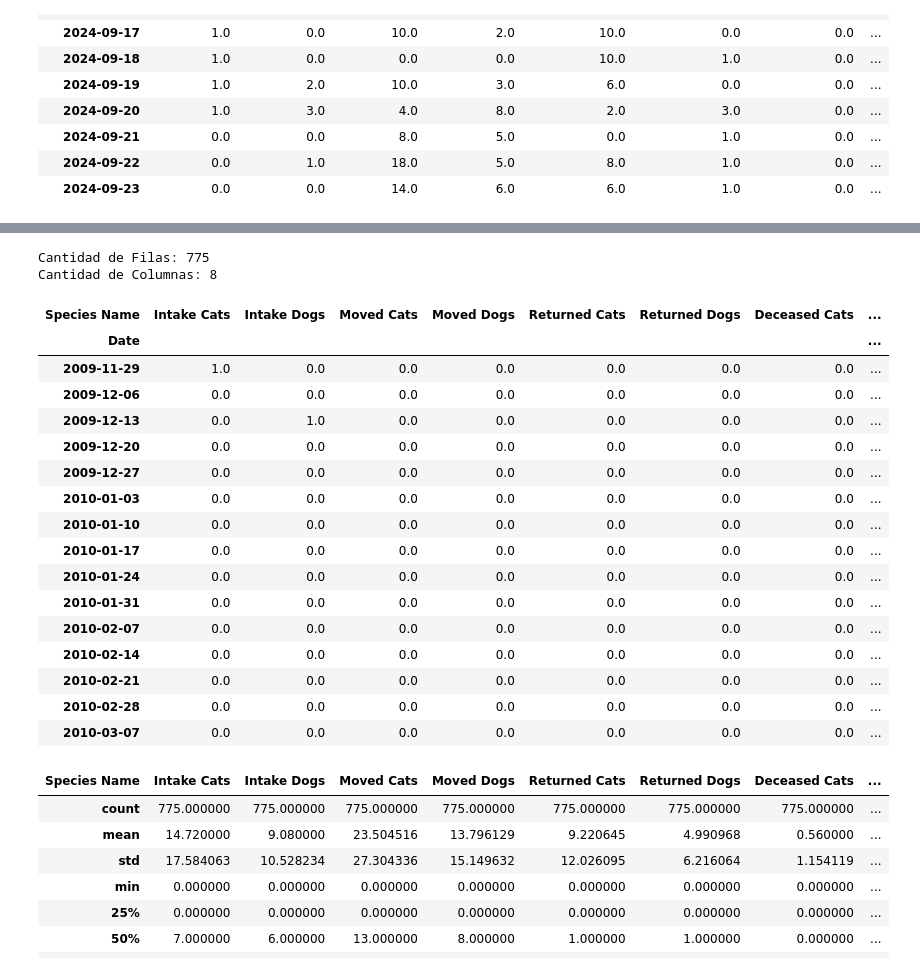
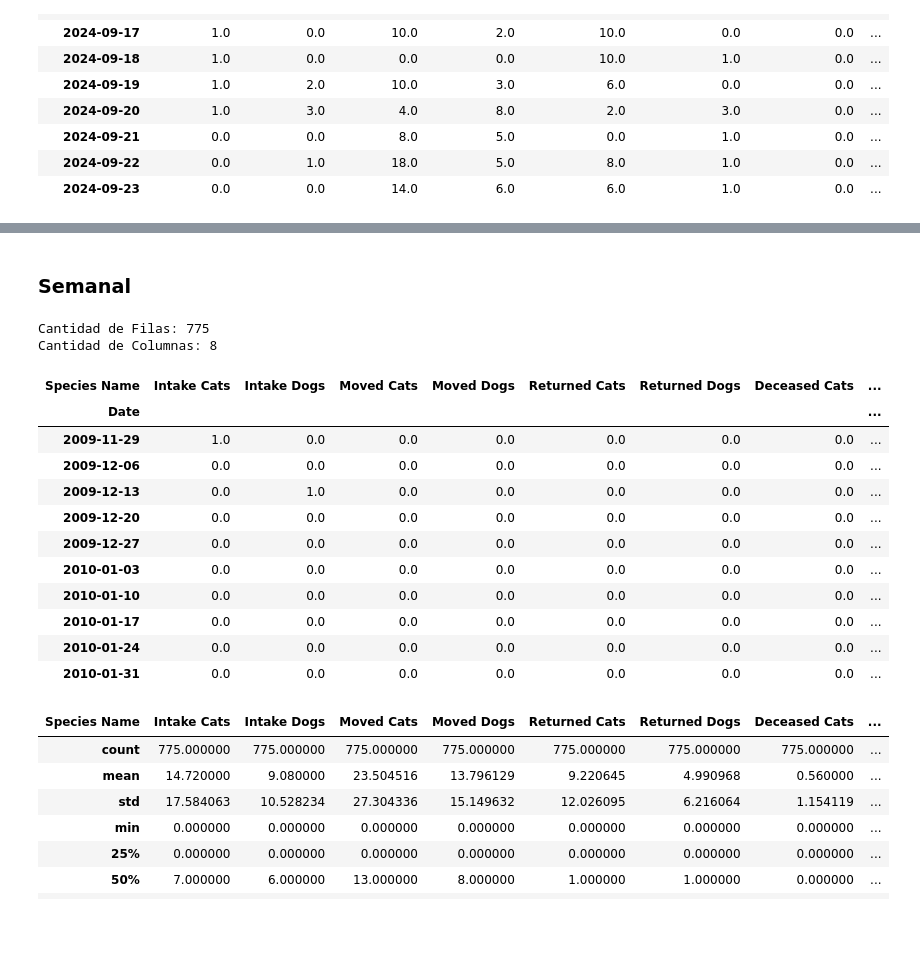
Before and after one commit to MicaKil/ia2, a Jupyter notebook: 08_dl-for-timeseries/Micaela_Del_Longo-Animal_Care/Micaela_Del_Longo-Animal_Care.ipynb, the cells around one changed output, grey strips where cells are left out. Saved outputs shown, nothing was run; the diff lists cells and outputs as text; code cells hidden in the pictures; blank space fills up the shorter version.

```diff
--- a/08_dl-for-timeseries/Micaela_Del_Longo-Animal_Care/Micaela_Del_Longo-Animal_Care.ipynb
+++ b/08_dl-for-timeseries/Micaela_Del_Longo-Animal_Care/Micaela_Del_Longo-Animal_Care.ipynb
@@ -283,3 +168,6 @@ df_groups.to_csv('micaela_data/processed/Animal_Shelter_Combined.csv')
+# %%
+df_grouped = helper.transform_data(df_filtered)
+df_grouped.head(10)
 # %% [markdown]
 # Visualización de Datos
 # %%
@@ -350,29 +265,25 @@ Cantidad de Columnas: 8
+# %% [markdown]
+### Semanal
 # %%
 # Resample the DataFrame to 3-month intervals and sum the values
-df_weekly = df_groups.resample('W').sum()
+df_weekly = df_grouped.resample('W').sum()
 print("Cantidad de Filas: %d\nCantidad de Columnas: %d\n" % (df_weekly.shape[0], df_weekly.shape[1]))
-df_weekly.to_csv('micaela_data/processed/Animal_Shelter_Weekly.csv')
-df_weekly.head(15)
+df_weekly.head(10)
 # %% [output]
 Cantidad de Filas: 775
 Cantidad de Columnas: 8
 | Species Name | Intake Cats | Intake Dogs | Moved Cats | Moved Dogs | Returned Cats | Returned Dogs | Deceased Cats | ... |
 | Date |  |  |  |  |  |  |  | ... |
 | 2009-11-29 | 1.0 | 0.0 | 0.0 | 0.0 | 0.0 | 0.0 | 0.0 | ... |
 | 2009-12-06 | 0.0 | 0.0 | 0.0 | 0.0 | 0.0 | 0.0 | 0.0 | ... |
 | 2009-12-13 | 0.0 | 1.0 | 0.0 | 0.0 | 0.0 | 0.0 | 0.0 | ... |
 | 2009-12-20 | 0.0 | 0.0 | 0.0 | 0.0 | 0.0 | 0.0 | 0.0 | ... |
 | 2009-12-27 | 0.0 | 0.0 | 0.0 | 0.0 | 0.0 | 0.0 | 0.0 | ... |
 | 2010-01-03 | 0.0 | 0.0 | 0.0 | 0.0 | 0.0 | 0.0 | 0.0 | ... |
 | 2010-01-10 | 0.0 | 0.0 | 0.0 | 0.0 | 0.0 | 0.0 | 0.0 | ... |
 | 2010-01-17 | 0.0 | 0.0 | 0.0 | 0.0 | 0.0 | 0.0 | 0.0 | ... |
 | 2010-01-24 | 0.0 | 0.0 | 0.0 | 0.0 | 0.0 | 0.0 | 0.0 | ... |
 | 2010-01-31 | 0.0 | 0.0 | 0.0 | 0.0 | 0.0 | 0.0 | 0.0 | ... |
-| 2010-02-07 | 0.0 | 0.0 | 0.0 | 0.0 | 0.0 | 0.0 | 0.0 | ... |
-| 2010-02-14 | 0.0 | 0.0 | 0.0 | 0.0 | 0.0 | 0.0 | 0.0 | ... |
-| 2010-02-21 | 0.0 | 0.0 | 0.0 | 0.0 | 0.0 | 0.0 | 0.0 | ... |
-| 2010-02-28 | 0.0 | 0.0 | 0.0 | 0.0 | 0.0 | 0.0 | 0.0 | ... |
-| 2010-03-07 | 0.0 | 0.0 | 0.0 | 0.0 | 0.0 | 0.0 | 0.0 | ... |
 # %%
 df_weekly.describe()
 # %% [output]
```
Also changed, not shown: parts of 53 cells of this notebook, 3 other files.
